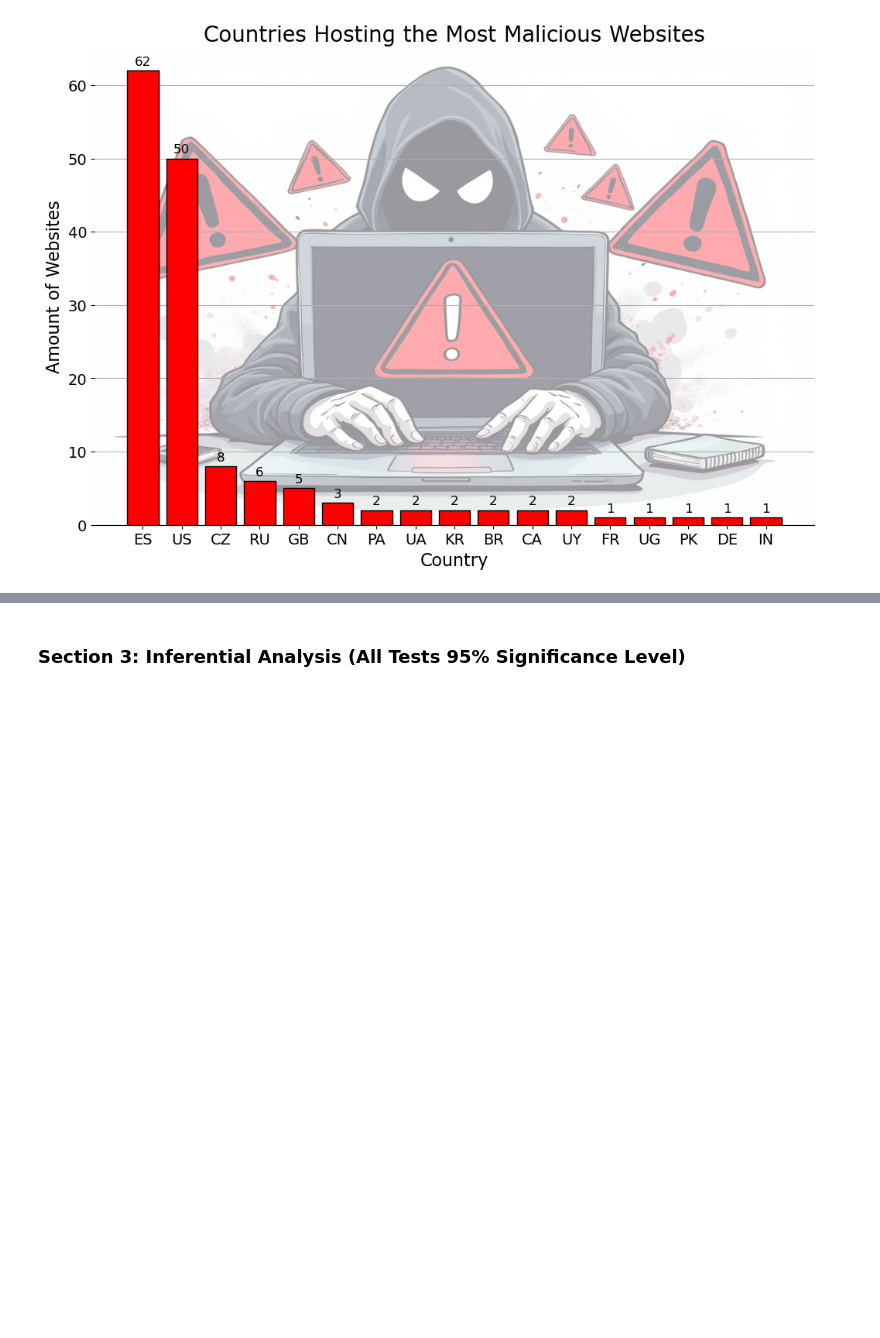
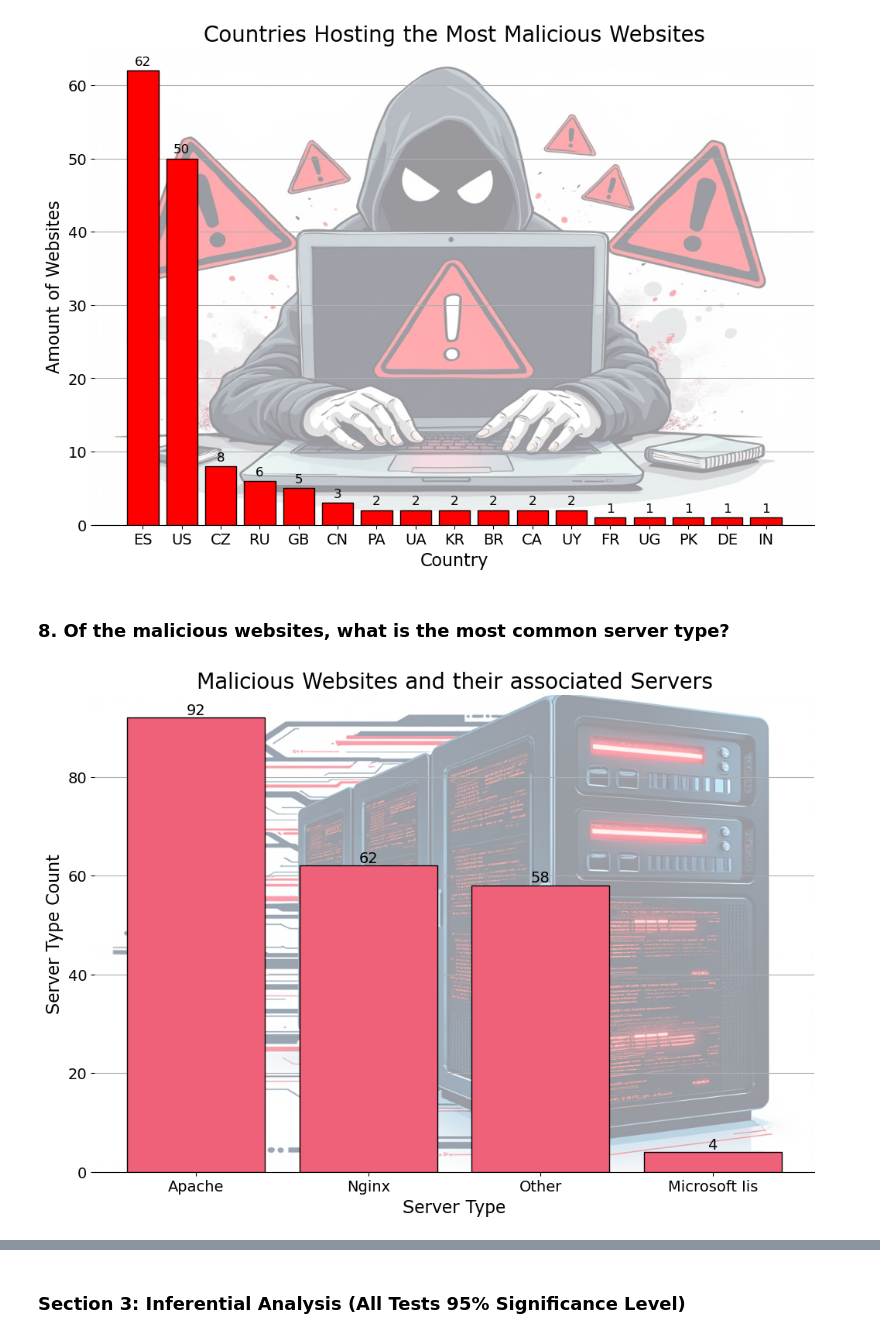
Before and after one commit to chrisheimbuch/malicious-websites-research-report, a Jupyter notebook: source/malicious_or_benign_websites_eda.ipynb, the cells around one changed output, grey strips where cells are left out. Drawn from its saved outputs; the diff is of its cells as text; code cells hidden in the pictures; blank space fills up the shorter version.

```diff
--- a/source/malicious_or_benign_websites_eda.ipynb
+++ b/source/malicious_or_benign_websites_eda.ipynb
@@ -1003,3 +1005,55 @@ plt.xticks(ha='center')
 plt.show()
 # %% [output]
 [figure]
+# %% [markdown]
+### 8.	Of the malicious websites, what is the most common server type?
+# %%
+#Sort Data
+country_malicious = countries_malicious_df['standardized_server'].value_counts()
+country_malicious.index = country_malicious.index.str.title()
+
+#Custom Fonts
+font1 = {'family':'verdana','color':'#000000','size':20}
+font2 = {'family':'verdana','color':'#000000','size':16}
+
+#Create the plot, set x & y axis titles, and graph title.
+fig, ax = plt.subplots(figsize=(12,8))
+ax.bar(x=country_malicious.index, height=country_malicious.values, color='#EF6079FF', edgecolor='black', zorder=3)
+ax.set_title('Malicious Websites and their associated Servers', fontdict=font1)
+ax.set_xlabel('Server Type', fontdict=font2)
+ax.set_ylabel('Server Type Count',fontdict=font2)
+
+ax.spines["right"].set_visible(False)
+ax.spines["left"].set_visible(False)
+ax.spines["top"].set_visible(False)
+
+#Plot Styling for axes ticks
+plt.xticks(fontsize=14)
+plt.yticks(fontsize=14)
+ax.set_facecolor("white")
+
+
+# Get the current axis limits.
+x_min, x_max = ax.get_xlim()
+y_min, y_max = ax.get_ylim()
+
+#Customize the graph, set image background
+background = plt.imread(r'C:\Users\Chris\Documents\Flatiron\Course Materials\Phase_3\Phase 3 Project\source\images\server.jfif')
+ax.imshow(background, extent=[x_min, x_max, y_min, y_max], aspect='auto', alpha=0.4)
+
+for bar in ax.patches:
+    height = bar.get_height()
+    ax.text(bar.get_x() + bar.get_width() / 2,
+        height + 3,
+        f'{height:.0f}',
+        ha='center',
+        va='top',
+        color="black",
+        fontsize=14)
+
+ax.grid(axis='y', zorder=3)
+plt.xticks(ha='center')
+
+plt.show()
+# %% [output]
+[figure, added]
```
Also changed, not shown: parts of 59 cells of this notebook, 2 other files.
